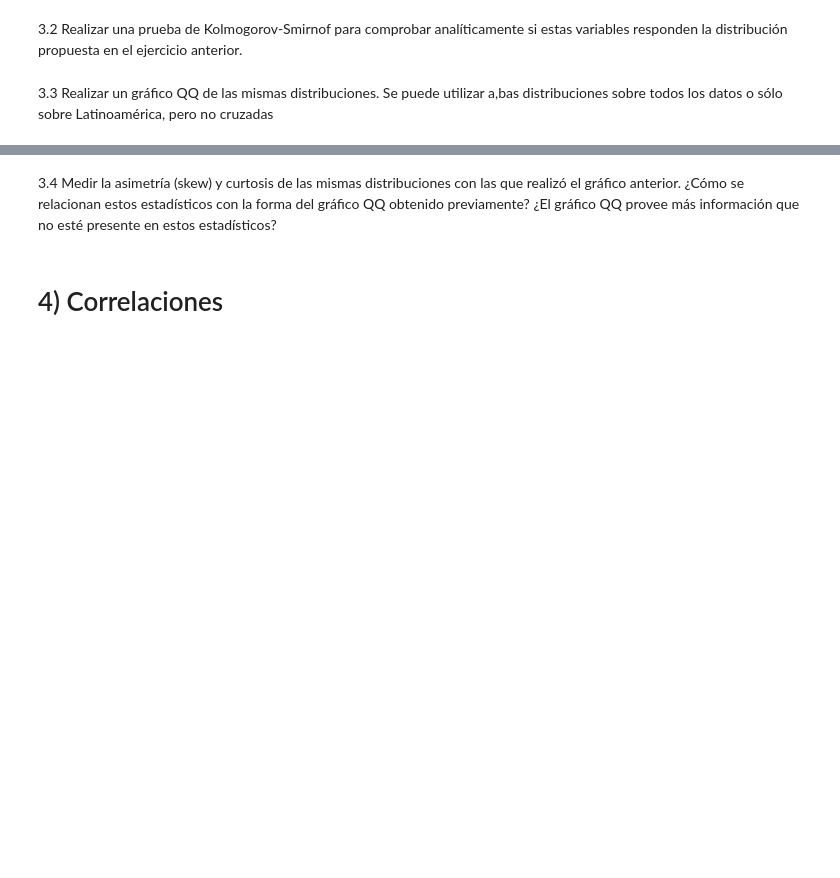
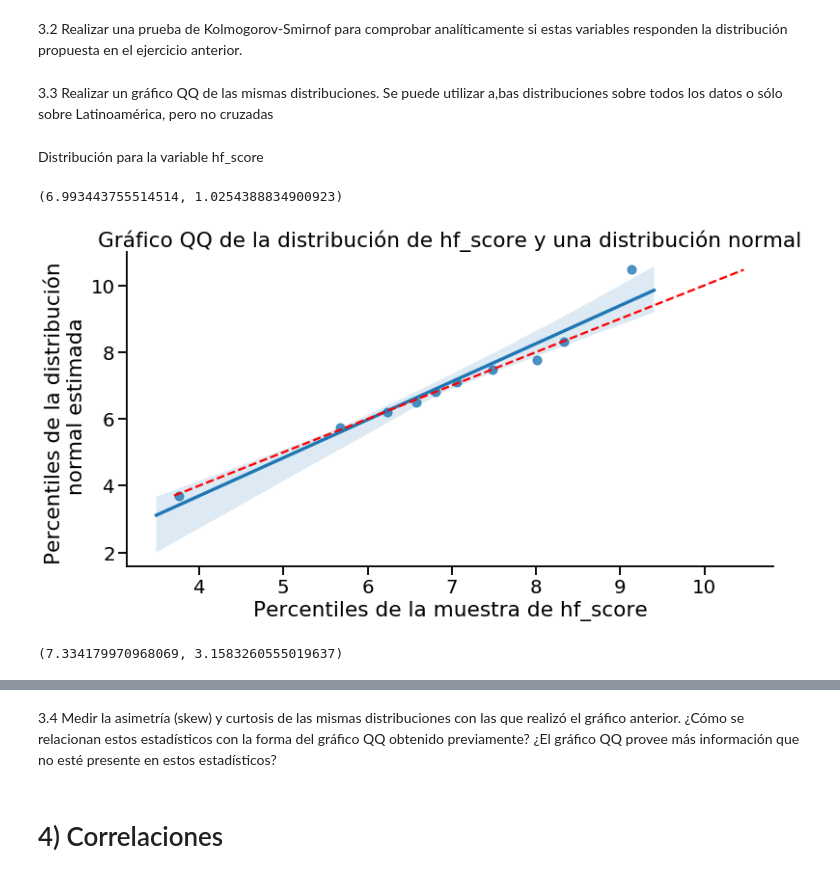
Before and after one commit to valenmongi/Diplodatos, a Jupyter notebook: Práctico N1 Estadística (1).ipynb, the cells around one changed output, grey strips where cells are left out. Saved outputs shown, nothing was run; the diff lists cells and outputs as text; code cells hidden in the pictures; blank space fills up the shorter version.

```diff
--- a/Práctico N1 Estadística (1).ipynb
+++ b/Práctico N1 Estadística (1).ipynb
@@ -266,0 +330,36 @@ SyntaxError: invalid syntax (<ipython-input-118-e6afd5de1bcd>, line 4)
+# %%
+x=matrizlimpia.dropna()
+y=matrizlimpia.dropna()
+# %% [markdown]
+Distribución para la variable hf_score
+# %%
+
+from scipy import stats
+loc, scale = stats.norm.fit(x['hf_score'])
+loc, scale
+# %% [output]
+(6.993443755514514, 1.0254388834900923)
+# %%
+norm_dist = stats.norm(loc, scale)
+sample = norm_dist.rvs(2000)
+# %%
+percs = numpy.linspace(0,100,10)  # Creamos 20 puntos percentiles igualmente distribuidos entre 0 y 100.
+qn_sample = numpy.percentile(x['hf_score'], percs)
+qn_norm_dist = numpy.percentile(norm_dist.rvs(len(x['hf_score'])), percs)
+# %%
+plt.figure(figsize=(12,6))
+seaborn.regplot(x=qn_sample, y=qn_norm_dist)
+plt.xlabel('Percentiles de la muestra de hf_score')
+plt.ylabel('Percentiles de la distribución \n normal estimada')
+plt.title('Gráfico QQ de la distribución de hf_score y una distribución normal')
+x = numpy.linspace(numpy.min((qn_sample.min(), qn_norm_dist.min())), numpy.max((qn_sample.max(),qn_norm_dist.max())))
+plt.plot(x,x, color='red', ls="--")
+
+seaborn.despine()
+# %% [output]
+[figure, added]
+# %%
+loc, scale = stats.norm.fit(y['pf_identity'])
+loc, scale
+# %% [output]
+(7.334179970968069, 3.1583260555019637)
```
Also changed, not shown: parts of 11 cells of this notebook.
